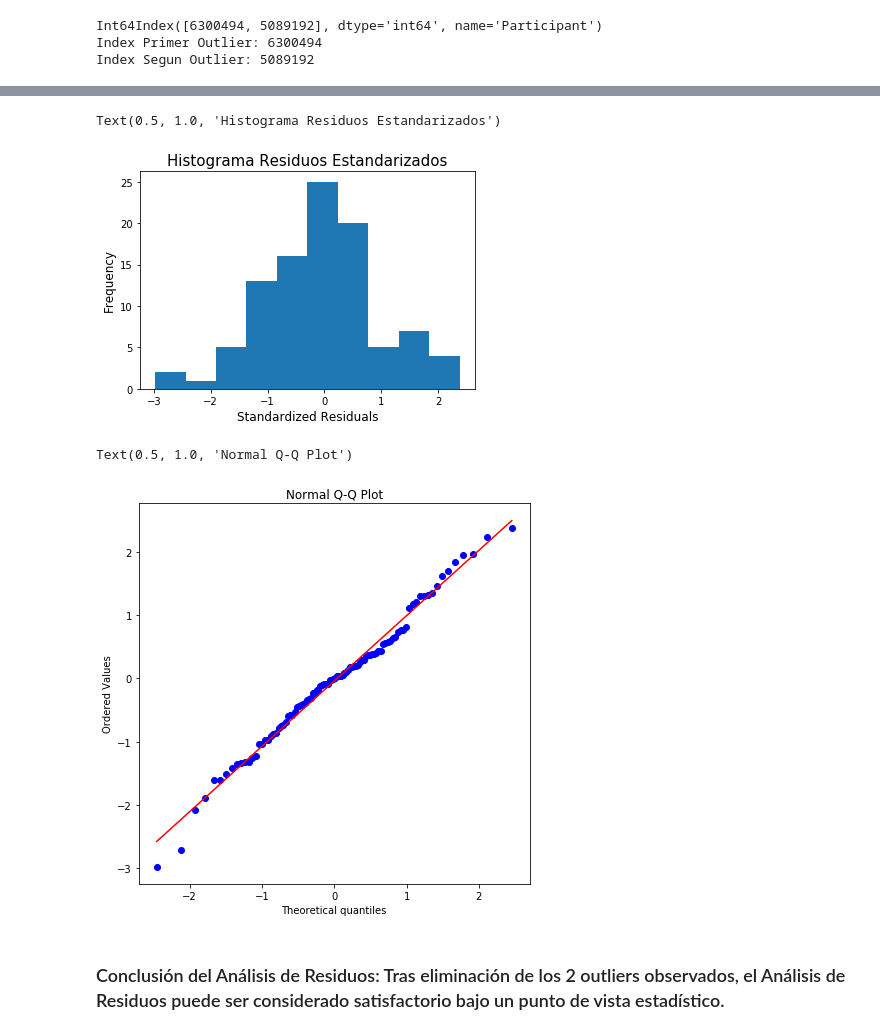
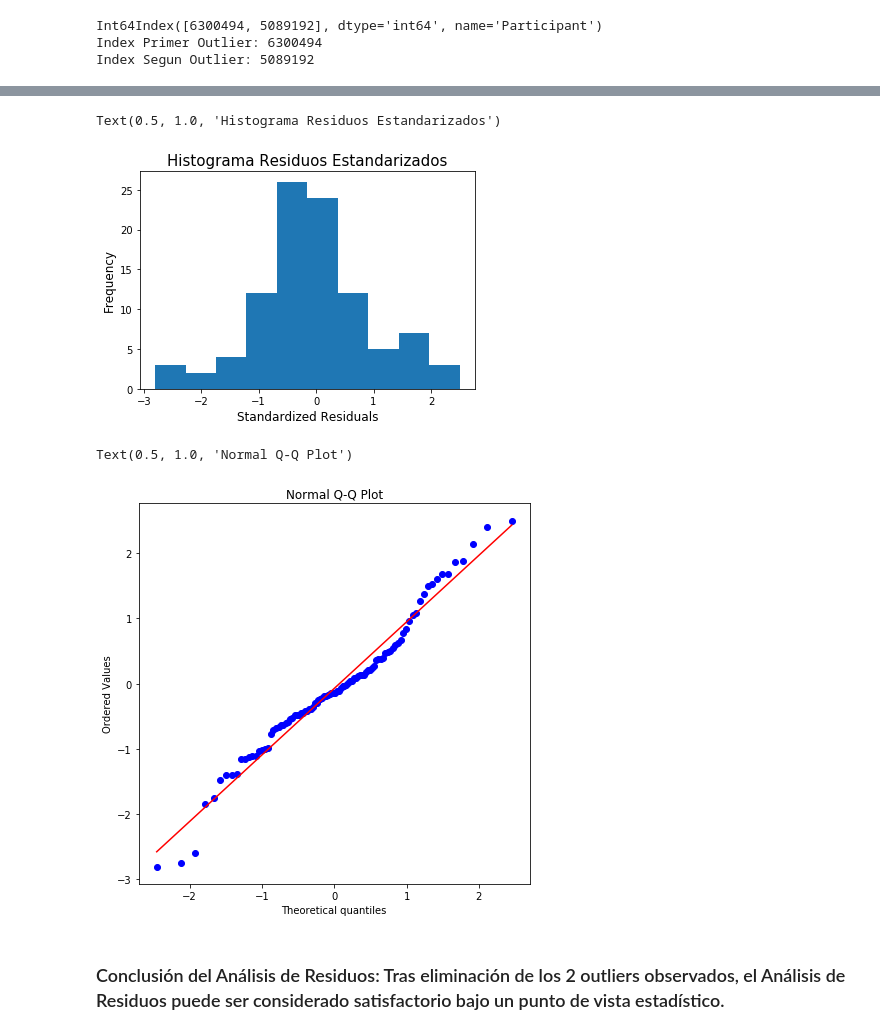
Before and after one commit to serNAVARRO7/AISaturdays-depresion-rrss, a Jupyter notebook: scripts/RegresionWithFunctions.ipynb, the cells around one changed output, grey strips where cells are left out. Drawn from its saved outputs; the diff is of its cells as text; code cells hidden in the pictures.

```diff
--- a/scripts/RegresionWithFunctions.ipynb
+++ b/scripts/RegresionWithFunctions.ipynb
@@ -448,0 +348,6 @@ Text(0.5, 1.0, 'Gráfica de Residuos')
+# %%
+resultsummary = pd.DataFrame(data={'iteration': [], 'intercept': [], 'RMSE_Training': [],
+                                   'R2_Training': []})
+
+# Volver a ajustar el Modelo Final sin Outliers
+data_list_medias_sinoutlier = repeatRegression(data_train_withoutoutliers, label_train_withoutoutliers, data_list_medias[1], data_list_medias[3], resultsummary)
@@ -449,18 +373,18 @@ Text(0.5, 1.0, 'Gráfica de Residuos')
 # %%
-plt.hist(standardized_residuals)
+plt.hist(data_list_medias_sinoutlier[2])
 plt.xlabel('Standardized Residuals', fontsize=12)
 plt.ylabel('Frequency', fontsize=12)
 plt.title('Histograma Residuos Estandarizados', fontsize=15)
 # %% [output]
 Text(0.5, 1.0, 'Histograma Residuos Estandarizados')
-[figure, old version]
+[figure, new version]
 # %%
 plt.figure(figsize=(7,7))
-stats.probplot(standardized_residuals, dist="norm", plot=plt)
+stats.probplot(data_list_medias_sinoutlier[2], dist="norm", plot=plt)
 plt.title("Normal Q-Q Plot")
 # %% [output]
 Text(0.5, 1.0, 'Normal Q-Q Plot')
-[figure, old version]
+[figure, new version]
 # %% [markdown]
 ### Conclusión del Análisis de Residuos: Tras eliminación de los 2 outliers observados, el Análisis de Residuos puede ser considerado satisfactorio bajo un punto de vista estadístico.
 # %% [markdown]
```
Also changed, not shown: parts of 18 cells of this notebook.
